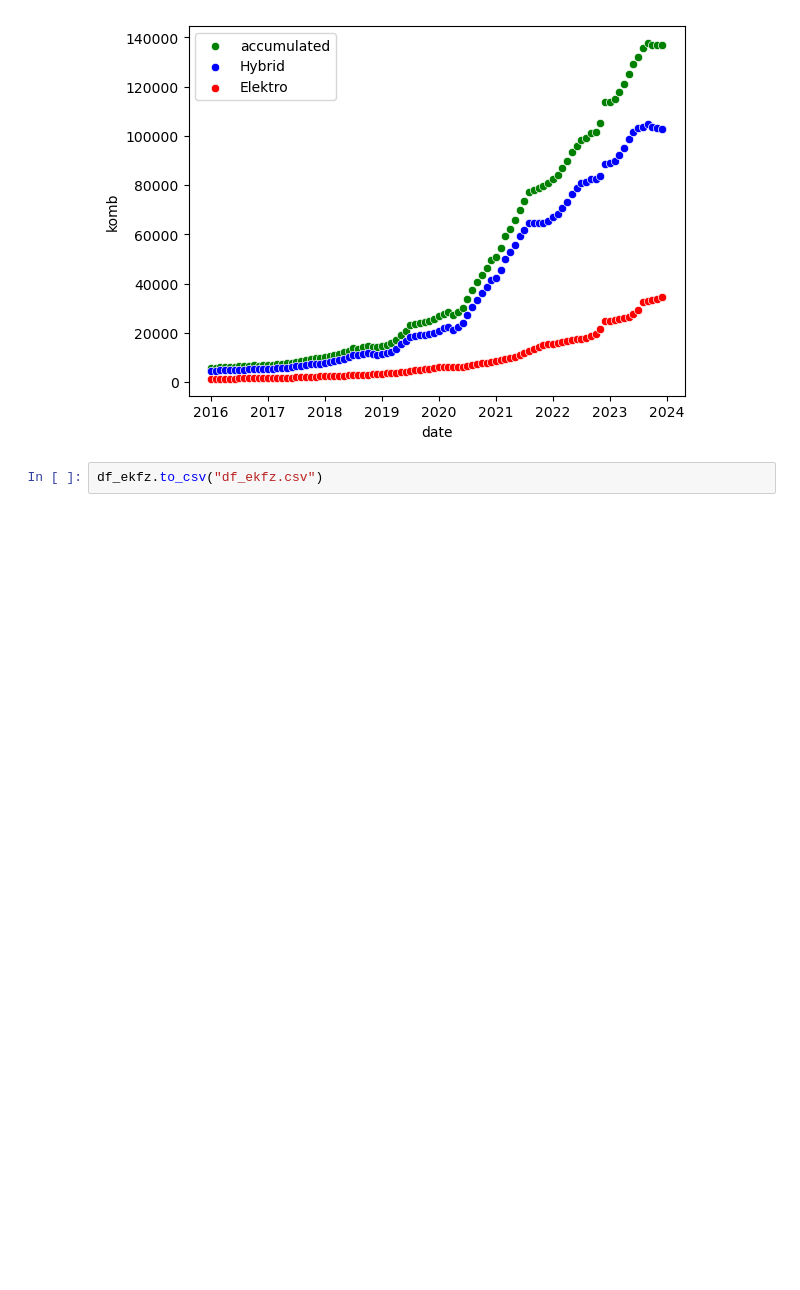
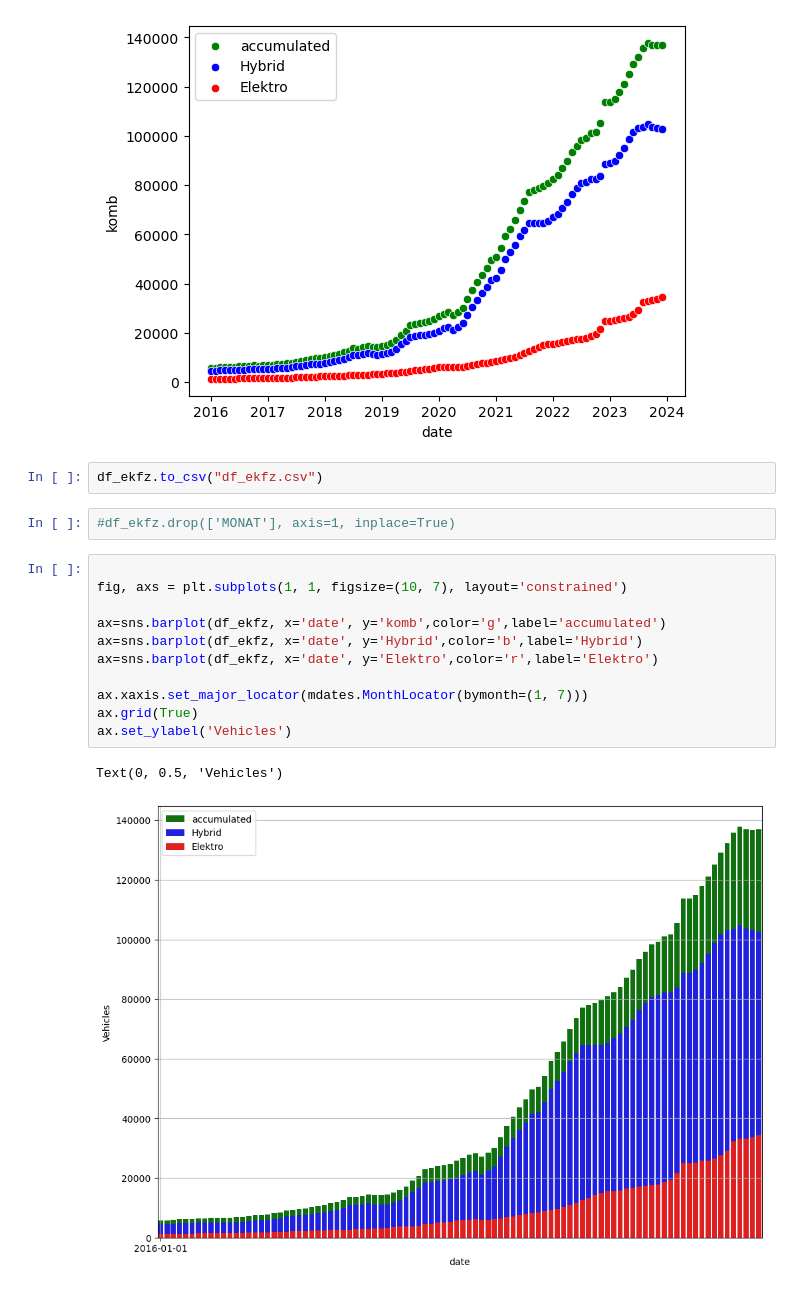
Before and after one commit to Kuroneko369/Muc_electro_vehicles, a Jupyter notebook: notebooks/filtered_data.ipynb, the cells around one changed output. Drawn from its saved outputs; the diff is of its cells as text; blank space fills up the shorter version.

```diff
--- a/notebooks/filtered_data.ipynb
+++ b/notebooks/filtered_data.ipynb
@@ -33,3 +36,19 @@ sns.scatterplot(df_ekfz, x='date', y='Elektro',color='r',label='Elektro')
 [figure]
 # %%
 df_ekfz.to_csv("df_ekfz.csv")
+# %%
+#df_ekfz.drop(['MONAT'], axis=1, inplace=True)
+# %%
+
+fig, axs = plt.subplots(1, 1, figsize=(10, 7), layout='constrained')
+
+ax=sns.barplot(df_ekfz, x='date', y='komb',color='g',label='accumulated')
+ax=sns.barplot(df_ekfz, x='date', y='Hybrid',color='b',label='Hybrid')
+ax=sns.barplot(df_ekfz, x='date', y='Elektro',color='r',label='Elektro')
+
+ax.xaxis.set_major_locator(mdates.MonthLocator(bymonth=(1, 7)))
+ax.grid(True)
+ax.set_ylabel('Vehicles')
+# %% [output]
+Text(0, 0.5, 'Vehicles')
+[figure, added]
```
Also changed, not shown: parts of 3 cells of this notebook, 1 other file.
